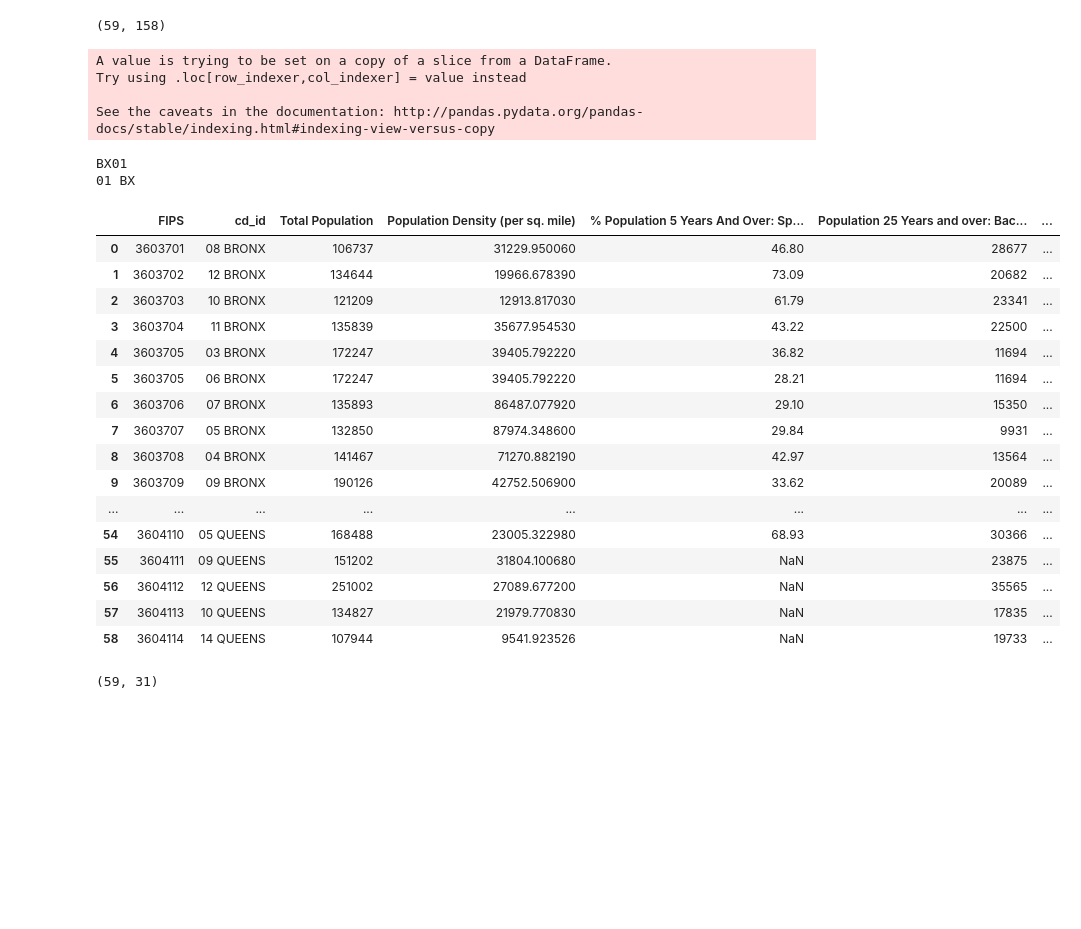
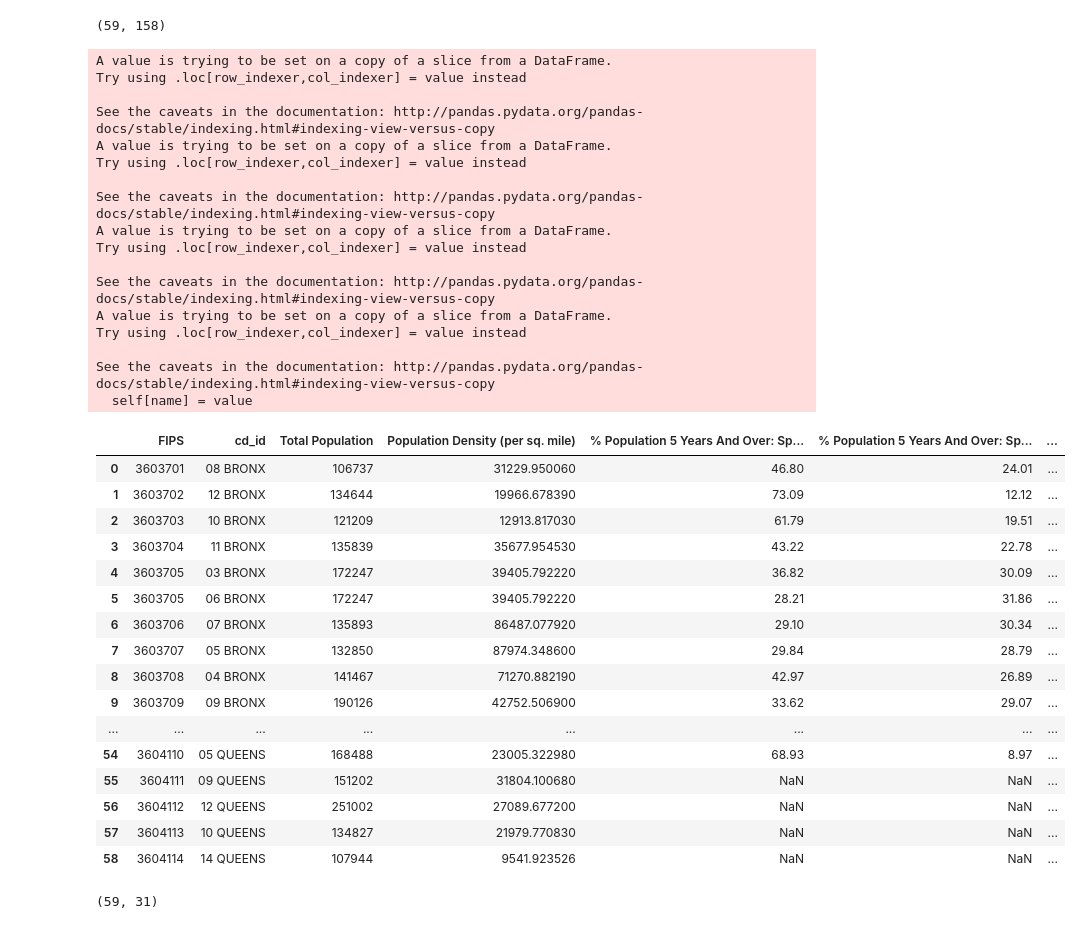
Before and after one commit to sighthnd/PUI2016_ss4977, a Jupyter notebook: HW8_ss4977/HW8_Asg2_ss4977.ipynb, the cells around one changed output. Cells and saved outputs as stored; diff of their text form; code cells hidden in the pictures; blank space fills up the shorter version.

```diff
--- a/HW8_ss4977/HW8_Asg2_ss4977.ipynb
+++ b/HW8_ss4977/HW8_Asg2_ss4977.ipynb
@@ -247,9 +248,12 @@ df_pop.shape
 (59, 158)
 # %%
 # Set some variables to refer to column names in df_pop
+# Use these variables to refer to columns instead of the full names
 Popn = "Total Population"
 Dense = "Population Density (per sq. mile)"
 PctEnglish = "% Population 5 Years And Over: Speak Only English"
+PctEngWell = '% Population 5 Years And Over: Spanish or Spanish Creole: Speak English "very Well"'
+PctEngNotWell = '% Population 5 Years And Over: Spanish or Spanish Creole: Speak English Less Than "very Well"'
 PctBach = "% Population 25 Years and over: Bachelor's degree or more"
 PctMaster = "% Population 25 Years and over: Master's degree or more"
 PctProf = "% Population 25 Years and over: Professional school degree or more"
@@ -260,49 +264,69 @@ Prof = "Population 25 Years and over: Professional school degree or more"
 Doctorate = "Population 25 Years and over: Doctorate degree.1"
 # %%
 # Manipulate data to get some information on demographics by Community District.
-# Think about who might be more likely to call 311
-df_pop['Low Income'] = (df_pop["% Households: Less than $10,000"] +
+# Who might call 311?
+# Two factors. One, the likelihood of reasons in their neighborhood to call 311.
+# Two, propensity to react to one of those reasons.
+
+# Preponderance of reasons would come with density, low income, and not speaking English well
+# Likeliness of responding to such reasons would come from education
+df_pop['Low Income'] = (df_pop["Households: Less than $10,000"] +
+                        df_pop["Households: $10,000 to $14,999"] +
+                        df_pop["Households: $15,000 to $19,999"] +
+                        df_pop["Households: $20,000 to $24,999"] +
+                        df_pop["Households: $25,000 to $29,999"])
+df_pop['Pct Low Income'] = (df_pop["% Households: Less than $10,000"] +
                         df_pop["% Households: $10,000 to $14,999"] +
                         df_pop["% Households: $15,000 to $19,999"] +
                         df_pop["% Households: $20,000 to $24,999"] +
                         df_pop["% Households: $25,000 to $29,999"])
-df_pop_slim = df_pop[["FIPS", "cd_id", Popn, Dense, PctEnglish, Bach, Master, Prof, Doctorate,
-                    "Low Income"]]
-df_pop_slim["English Only"] = df_pop_slim[Popn] * df_pop_slim[PctEnglish]
+df_pop_slim = df_pop[["FIPS", "cd_id", Popn, Dense, PctEnglish, PctEngWell, PctEngNotWell,
+                      Bach, Master, Prof, Doctorate, "Low Income", "Pct Low Income"]]
+df_pop_slim["English Only"] = df_pop_slim[Popn] * df_pop_slim[PctEnglish] / 100
+df_pop_slim["EngWell"] = df_pop_slim[Popn] * df_pop_slim[PctEngWell] / 100
+df_pop_slim["EngNotWell"] = df_pop_slim[Popn] * df_pop_slim[PctEngNotWell] / 100
 bdict = {'BX' : "BRONX", 'BK' : 'BROOKLYN', 'MN' : 'MANHATTAN', 'QN' : 'QUEENS',
         'SI' : 'STATEN ISLAND'}
-str1 = "BX01"
-print(str1)
-str1 = re.sub("(..)(\d\d)", r'\2 \1', str1)
-print(str1)
 df_pop_slim.cd_id = df_pop_slim.cd_id.map(lambda x: x[2:4] + " " + x[:2])
+# Set the cd_id field to take the format of the identifier field in the reduced 311 DataFrame
 for br in bdict.keys():
     df_pop_slim.cd_id = df_pop_slim.cd_id.map(lambda x: x.replace(br, bdict[br]))
 df_pop_slim
 # %% [output]
 A value is trying to be set on a copy of a slice from a DataFrame.
 Try using .loc[row_indexer,col_indexer] = value instead
 
 See the caveats in the documentation: http://pandas.pydata.org/pandas-docs/stable/indexing.html#indexing-view-versus-copy
+A value is trying to be set on a copy of a slice from a DataFrame.
+Try using .loc[row_indexer,col_indexer] = value instead
+
+See the caveats in the documentation: http://pandas.pydata.org/pandas-docs/stable/indexing.html#indexing-view-versus-copy
+A value is trying to be set on a copy of a slice from a DataFrame.
+Try using .loc[row_indexer,col_indexer] = value instead
+
+See the caveats in the documentation: http://pandas.pydata.org/pandas-docs/stable/indexing.html#indexing-view-versus-copy
+A value is trying to be set on a copy of a slice from a DataFrame.
+Try using .loc[row_indexer,col_indexer] = value instead
+
+See the caveats in the documentation: http://pandas.pydata.org/pandas-docs/stable/indexing.html#indexing-view-versus-copy
+  self[name] = value
-BX01
-01 BX
-|  | FIPS | cd_id | Total Population | Population Density (per sq. mile) | % Population 5 Years And Over: Sp... | Population 25 Years and over: Bac... | ... |
-| 0 | 3603701 | 08 BRONX | 106737 | 31229.950060 | 46.80 | 28677 | ... |
-| 1 | 3603702 | 12 BRONX | 134644 | 19966.678390 | 73.09 | 20682 | ... |
-| 2 | 3603703 | 10 BRONX | 121209 | 12913.817030 | 61.79 | 23341 | ... |
-| 3 | 3603704 | 11 BRONX | 135839 | 35677.954530 | 43.22 | 22500 | ... |
-| 4 | 3603705 | 03 BRONX | 172247 | 39405.792220 | 36.82 | 11694 | ... |
-| 5 | 3603705 | 06 BRONX | 172247 | 39405.792220 | 28.21 | 11694 | ... |
-| 6 | 3603706 | 07 BRONX | 135893 | 86487.077920 | 29.10 | 15350 | ... |
-| 7 | 3603707 | 05 BRONX | 132850 | 87974.348600 | 29.84 | 9931 | ... |
-| 8 | 3603708 | 04 BRONX | 141467 | 71270.882190 | 42.97 | 13564 | ... |
-| 9 | 3603709 | 09 BRONX | 190126 | 42752.506900 | 33.62 | 20089 | ... |
+|  | FIPS | cd_id | Total Population | Population Density (per sq. mile) | % Population 5 Years And Over: Sp... | % Population 5 Years And Over: Sp... | ... |
+| 0 | 3603701 | 08 BRONX | 106737 | 31229.950060 | 46.80 | 24.01 | ... |
+| 1 | 3603702 | 12 BRONX | 134644 | 19966.678390 | 73.09 | 12.12 | ... |
+| 2 | 3603703 | 10 BRONX | 121209 | 12913.817030 | 61.79 | 19.51 | ... |
+| 3 | 3603704 | 11 BRONX | 135839 | 35677.954530 | 43.22 | 22.78 | ... |
+| 4 | 3603705 | 03 BRONX | 172247 | 39405.792220 | 36.82 | 30.09 | ... |
+| 5 | 3603705 | 06 BRONX | 172247 | 39405.792220 | 28.21 | 31.86 | ... |
+| 6 | 3603706 | 07 BRONX | 135893 | 86487.077920 | 29.10 | 30.34 | ... |
+| 7 | 3603707 | 05 BRONX | 132850 | 87974.348600 | 29.84 | 28.79 | ... |
+| 8 | 3603708 | 04 BRONX | 141467 | 71270.882190 | 42.97 | 26.89 | ... |
+| 9 | 3603709 | 09 BRONX | 190126 | 42752.506900 | 33.62 | 29.07 | ... |
 | ... | ... | ... | ... | ... | ... | ... | ... |
-| 54 | 3604110 | 05 QUEENS | 168488 | 23005.322980 | 68.93 | 30366 | ... |
-| 55 | 3604111 | 09 QUEENS | 151202 | 31804.100680 | NaN | 23875 | ... |
-| 56 | 3604112 | 12 QUEENS | 251002 | 27089.677200 | NaN | 35565 | ... |
-| 57 | 3604113 | 10 QUEENS | 134827 | 21979.770830 | NaN | 17835 | ... |
-| 58 | 3604114 | 14 QUEENS | 107944 | 9541.923526 | NaN | 19733 | ... |
+| 54 | 3604110 | 05 QUEENS | 168488 | 23005.322980 | 68.93 | 8.97 | ... |
+| 55 | 3604111 | 09 QUEENS | 151202 | 31804.100680 | NaN | NaN | ... |
+| 56 | 3604112 | 12 QUEENS | 251002 | 27089.677200 | NaN | NaN | ... |
+| 57 | 3604113 | 10 QUEENS | 134827 | 21979.770830 | NaN | NaN | ... |
+| 58 | 3604114 | 14 QUEENS | 107944 | 9541.923526 | NaN | NaN | ... |
 # %%
 # Save data frame
 # %%
```
Also changed, not shown: parts of 20 cells of this notebook.
